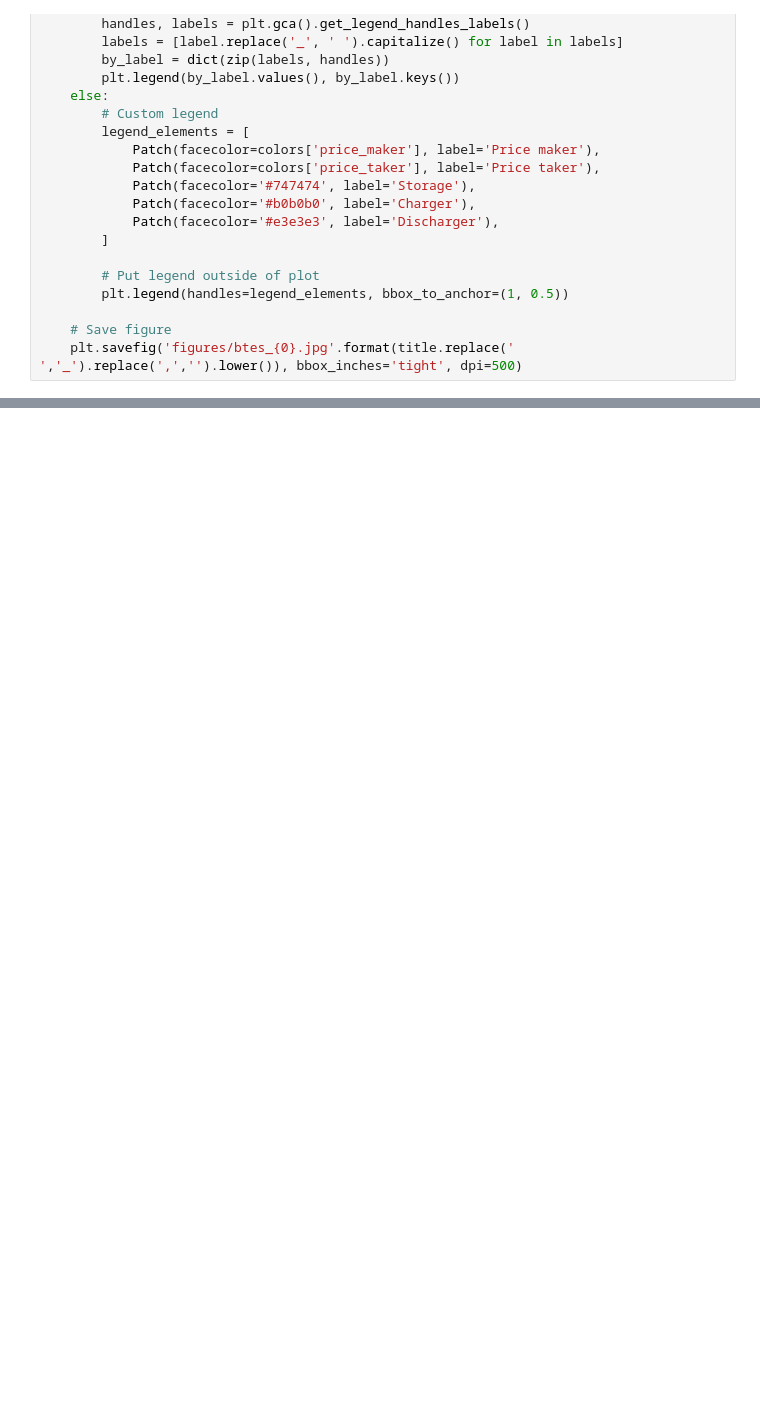
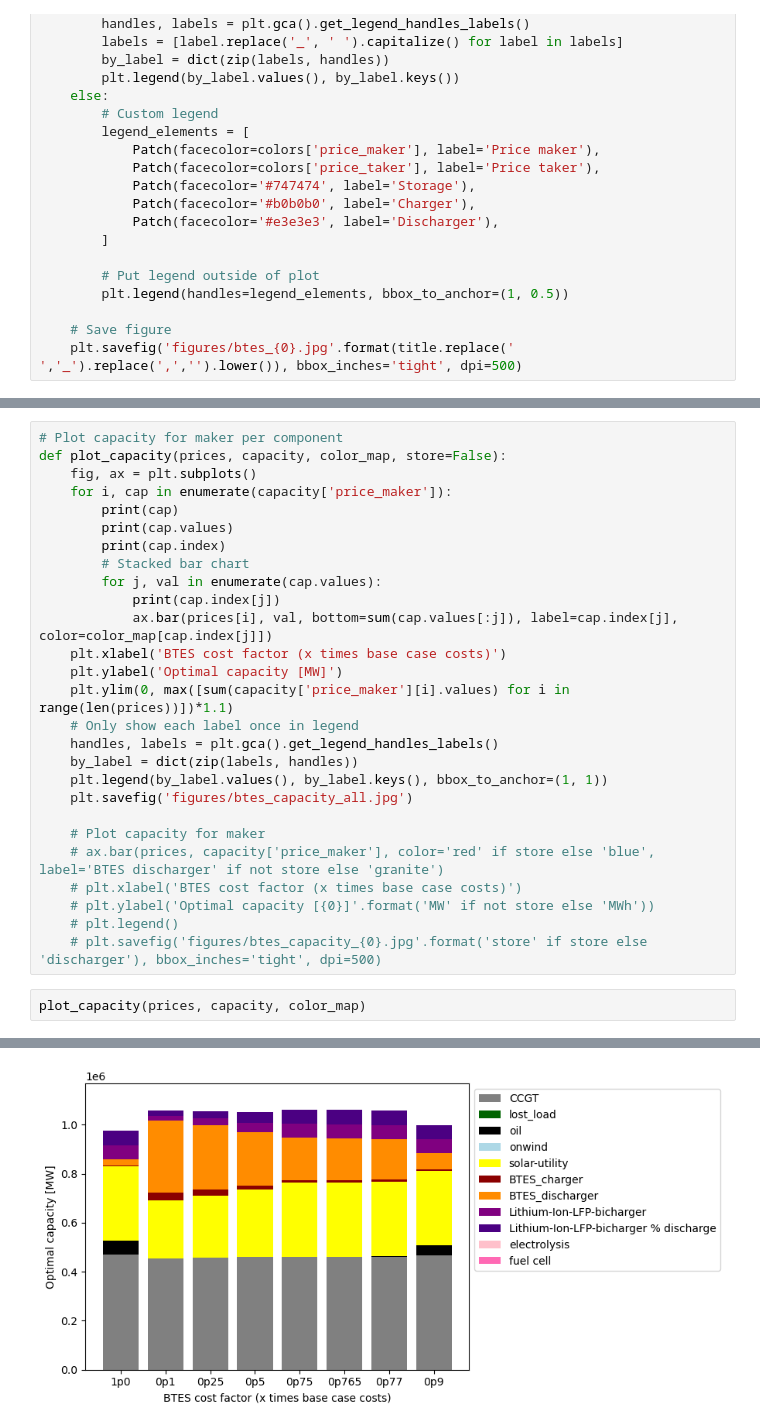
Before and after one commit to carnegie/clab_underground_th_storage, a Jupyter notebook: plot_price_taker.ipynb, the cells around one changed output, grey strips where cells are left out. Drawn from its saved outputs; the diff is of its cells as text; blank space fills up the shorter version.

```diff
--- a/plot_price_taker.ipynb
+++ b/plot_price_taker.ipynb
@@ -168,0 +222,30 @@ plot_bars_maker_taker(prices, inv, 'BTES cost factor (x times base case costs)',
+# %%
+# Plot capacity for maker per component
+def plot_capacity(prices, capacity, color_map, store=False):
+    fig, ax = plt.subplots()
+    for i, cap in enumerate(capacity['price_maker']):
+        print(cap)
+        print(cap.values)
+        print(cap.index)
+        # Stacked bar chart
+        for j, val in enumerate(cap.values):
+            print(cap.index[j])
+            ax.bar(prices[i], val, bottom=sum(cap.values[:j]), label=cap.index[j], color=color_map[cap.index[j]])
+    plt.xlabel('BTES cost factor (x times base case costs)')
+    plt.ylabel('Optimal capacity [MW]')
+    plt.ylim(0, max([sum(capacity['price_maker'][i].values) for i in range(len(prices))])*1.1)
+    # Only show each label once in legend
+    handles, labels = plt.gca().get_legend_handles_labels()
+    by_label = dict(zip(labels, handles))
+    plt.legend(by_label.values(), by_label.keys(), bbox_to_anchor=(1, 1))
+    plt.savefig('figures/btes_capacity_all.jpg')
+
+    # Plot capacity for maker
+    # ax.bar(prices, capacity['price_maker'], color='red' if store else 'blue', label='BTES discharger' if not store else 'granite')
+    # plt.xlabel('BTES cost factor (x times base case costs)')
+    # plt.ylabel('Optimal capacity [{0}]'.format('MW' if not store else 'MWh'))
+    # plt.legend()
+    # plt.savefig('figures/btes_capacity_{0}.jpg'.format('store' if store else 'discharger'), bbox_inches='tight', dpi=500)
+# %%
+plot_capacity(prices, capacity, color_map)
+# %% [output]
@@ -168,0 +269 @@ plot_bars_maker_taker(prices, inv, 'BTES cost factor (x times base case costs)',
+[figure, added]
```
Also changed, not shown: parts of 7 cells of this notebook.
